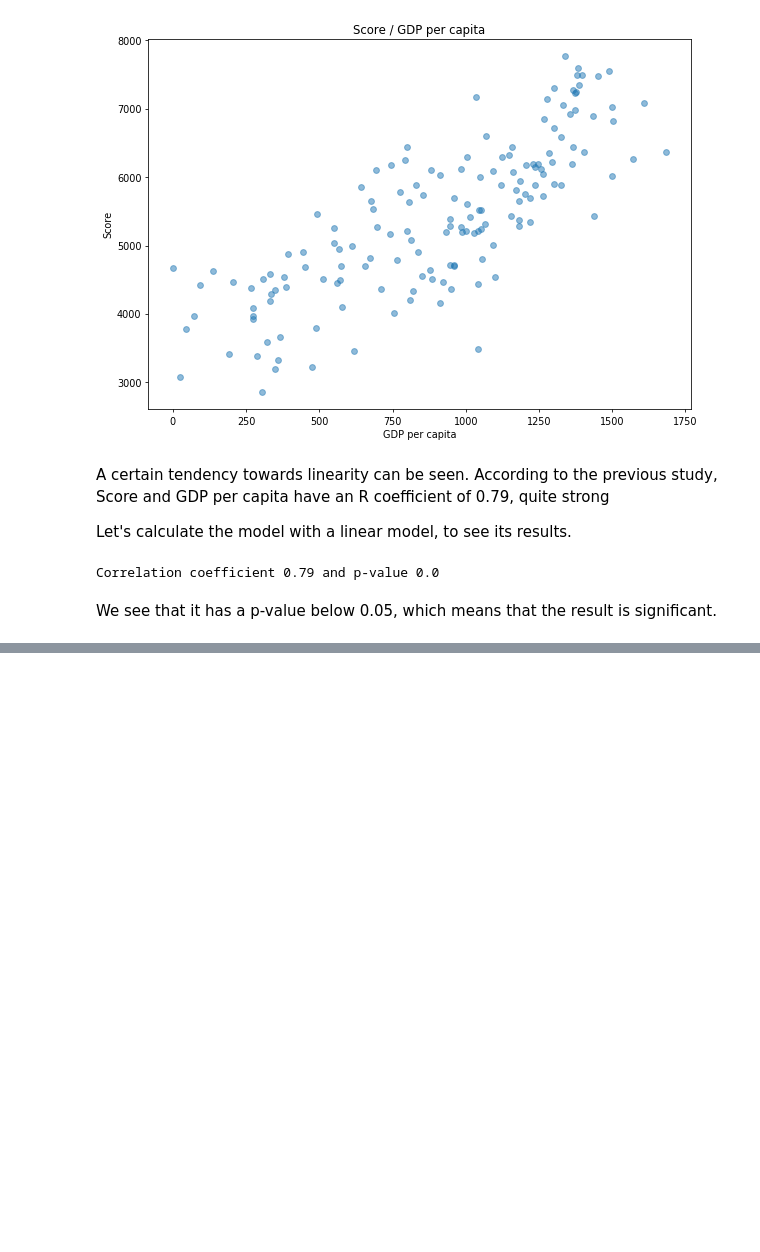
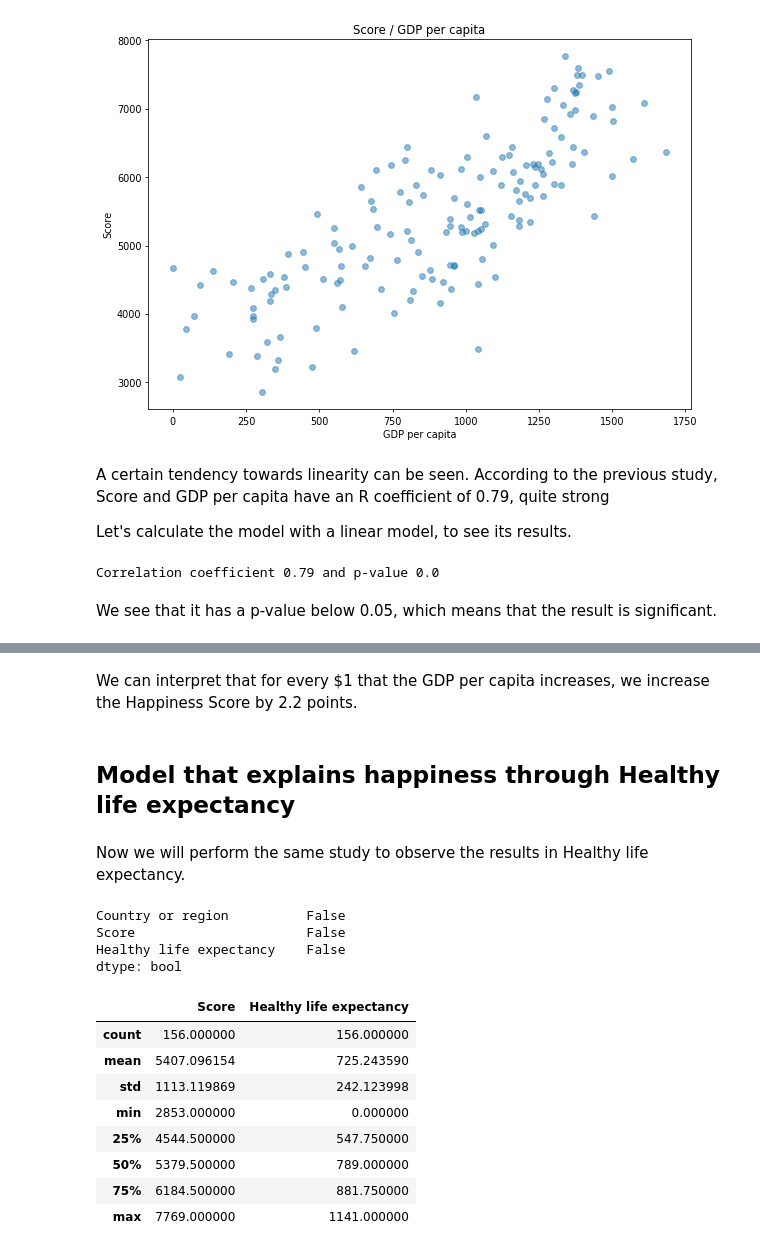
Before and after one commit to caroperez/Statistical_studies, a Jupyter notebook: Happiness.ipynb, the cells around one changed output, grey strips where cells are left out. Saved outputs shown, nothing was run; the diff lists cells and outputs as text; code cells hidden in the pictures; blank space fills up the shorter version.

```diff
--- a/Happiness.ipynb
+++ b/Happiness.ipynb
@@ -302,0 +319,29 @@ KendalltauResult(correlation=0.6199934327488547, pvalue=1.642184505577228e-30)
+# %% [markdown]
+We can interpret that for every $1 that the GDP per capita increases, we increase the Happiness Score by 2.2 points.
+# %% [markdown]
+## Model that explains happiness through Healthy life expectancy
+# %% [markdown]
+Now we will perform the same study to observe the results in Healthy life expectancy.
+# %%
+# First, we have to select the data we want.
+df3 = data[['Country or region', 'Score', 'Healthy life expectancy']]
+
+# now we must see if there are missing data
+print(df3.isna().any())
+
+# and a little summary of data
+df3[['Score', 'Healthy life expectancy']].describe()
+# %% [output]
+Country or region          False
+Score                      False
+Healthy life expectancy    False
+dtype: bool
+|  | Score | Healthy life expectancy |
+| count | 156.000000 | 156.000000 |
+| mean | 5407.096154 | 725.243590 |
+| std | 1113.119869 | 242.123998 |
+| min | 2853.000000 | 0.000000 |
+| 25% | 4544.500000 | 547.750000 |
+| 50% | 5379.500000 | 789.000000 |
+| 75% | 6184.500000 | 881.750000 |
+| max | 7769.000000 | 1141.000000 |
```
Also changed, not shown: parts of 11 cells of this notebook.
